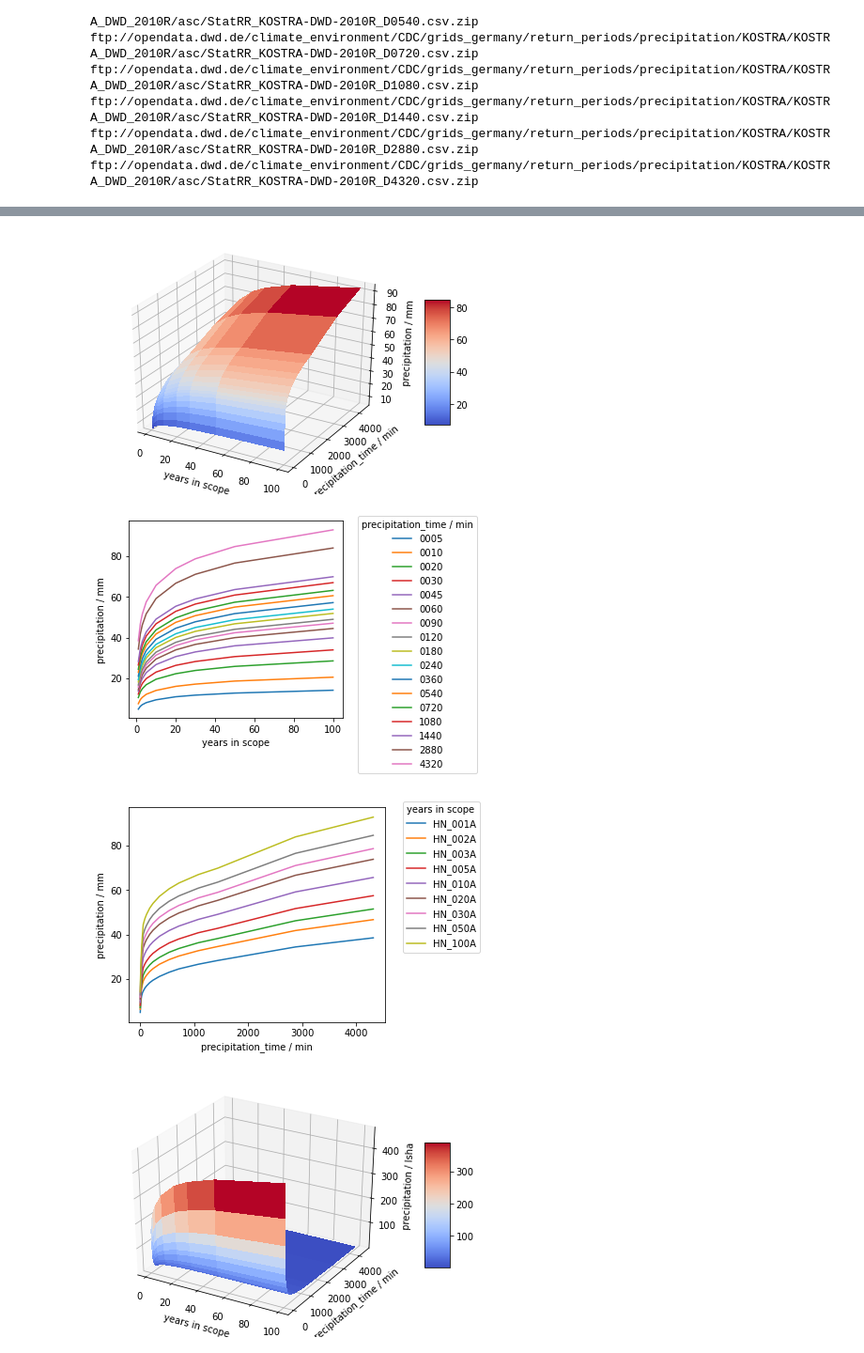
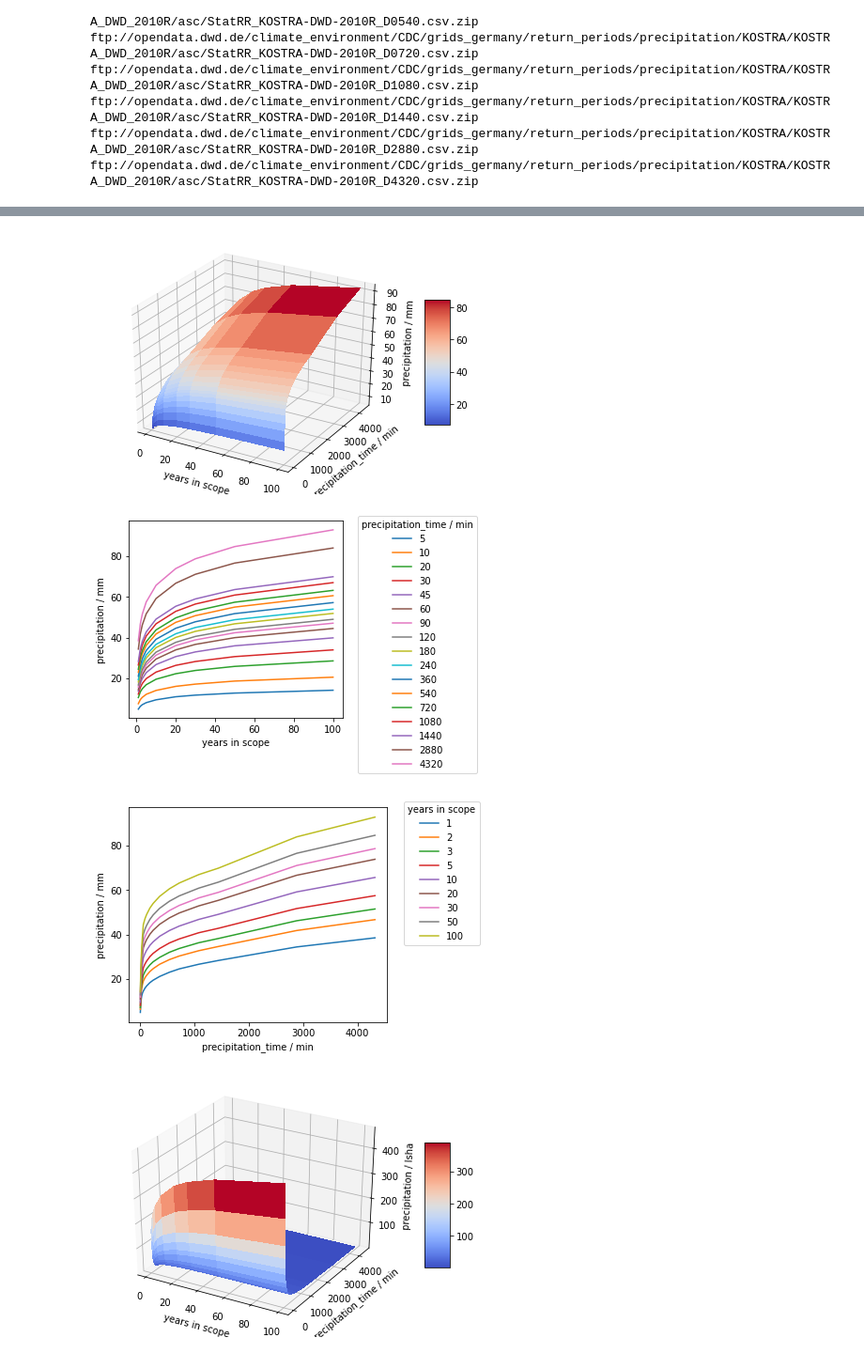
Before and after one commit to maxfleck/KOSTRA_DWD_FTP_tool, a Jupyter notebook: KOSTRA_DWD_FTP_tool.ipynb, the cells around one changed output, grey strips where cells are left out. Shown: that part at 94% size. Cells and saved outputs as stored; diff of their text form; code cells hidden in the pictures.

```diff
--- a/KOSTRA_DWD_FTP_tool.ipynb
+++ b/KOSTRA_DWD_FTP_tool.ipynb
@@ -161,22 +161,30 @@ vals  = [ f.split(".")[-2].split("D")[-1] for f in files ]
 
 collection_mm = []
 collection_lsha = []
-
+valnos = []
 for val,file in zip(vals,files):
     df = pd.read_csv(file,delimiter=";").set_index(index)
     goal   = df.iloc[int(grid_id)]
     collection_mm.append( goal )
-    collection_lsha.append( goal*10000/60/int( ''.join(x for x in val if x.isdigit()) ) )
+    valno = int( ''.join(x for x in val if x.isdigit()) )
+    collection_lsha.append( goal*10000/60/valno )
+    valnos.append(valno)
+
+columns={}
+for col in df.columns:
+    columns[col] = int( ''.join(x for x in col if x.isdigit()) )
 
 df_mm = pd.DataFrame(collection_mm, columns=df.columns)
-df_mm[valname] = vals
+df_mm = df_mm.rename(columns=columns)
+df_mm[valname] = valnos
 df_mm = df_mm.set_index(valname)
 #result = pd.concat( collection )
 
 df_mm.to_excel(grid_id+"_data_mm.xlsx")
 
 df_lsha = pd.DataFrame(collection_lsha, columns=df.columns)
-df_lsha[valname] = vals
+df_lsha = df_lsha.rename(columns=columns)
+df_lsha[valname] = valnos
 df_lsha = df_lsha.set_index(valname)
 
 df_lsha.to_excel(grid_id+"_data_lsha.xlsx")
@@ -205,8 +213,11 @@ df_lsha
 def plot_output(df,path,valname,unit):
 
     Z = df.to_numpy()
-    x = [ int(''.join(x for x in r if x.isdigit()) ) for r in df.columns ]
-    y = [ int(''.join(x for x in r if x.isdigit()) ) for r in df.index ]
+    #x = [ int(''.join(x for x in r if x.isdigit()) ) for r in df.columns ]
+    #x = [ r for r in df.columns]
+    x = list(df.columns)
+    #y = [ int(''.join(x for x in r if x.isdigit()) ) for r in df.index ]
+    y = df.index
     X, Y = np.meshgrid(np.arange(len(x)), np.arange(len(y)))
     X, Y = np.meshgrid(x,y)
 
@@ -226,8 +237,8 @@ def plot_output(df,path,valname,unit):
     ax.set_zlabel("precipitation / "+unit)
 
     plt.tight_layout()
-    plt.savefig(path+"_surf.png")
-    plt.savefig(path+"_surf.pdf")
+    #plt.savefig(path+"_surf.png")
+    #plt.savefig(path+"_surf.pdf")
     plt.show()
     plt.close()
 
@@ -239,33 +250,33 @@ def plot_output(df,path,valname,unit):
     plt.ylabel("precipitation / "+unit)
     plt.legend(title=valname,bbox_to_anchor = (1.05, 1.05))
     plt.tight_layout()
     plt.savefig(path+"_years.png")
     plt.savefig(path+"_years.pdf")
     plt.show()
     plt.close()
 
 
     for i in df.columns:
         plt.plot(y,df[i],label = i)
         #df.iloc[int(grid_id)]
 
     plt.ylabel("precipitation / "+unit)
     plt.xlabel(valname)
     plt.legend(title="years in scope",bbox_to_anchor = (1.05, 1.05))
     plt.tight_layout()
     plt.savefig(path+"_val.png")
     plt.savefig(path+"_val.pdf")
     plt.show()
     plt.close()
 
     return
 
 
 
 plot_output(df_mm ,str(grid_id)+"_mm",valname,"mm")
 plot_output(df_lsha ,str(grid_id)+"_lsha",valname,"lsha")
 # %% [output]
 [figure]
-[figure, old version]
+[figure, new version]
-[figure, old version]
+[figure, new version]
 [figure]
```
Also changed, not shown: parts of 2 cells of this notebook, 7 other files.
